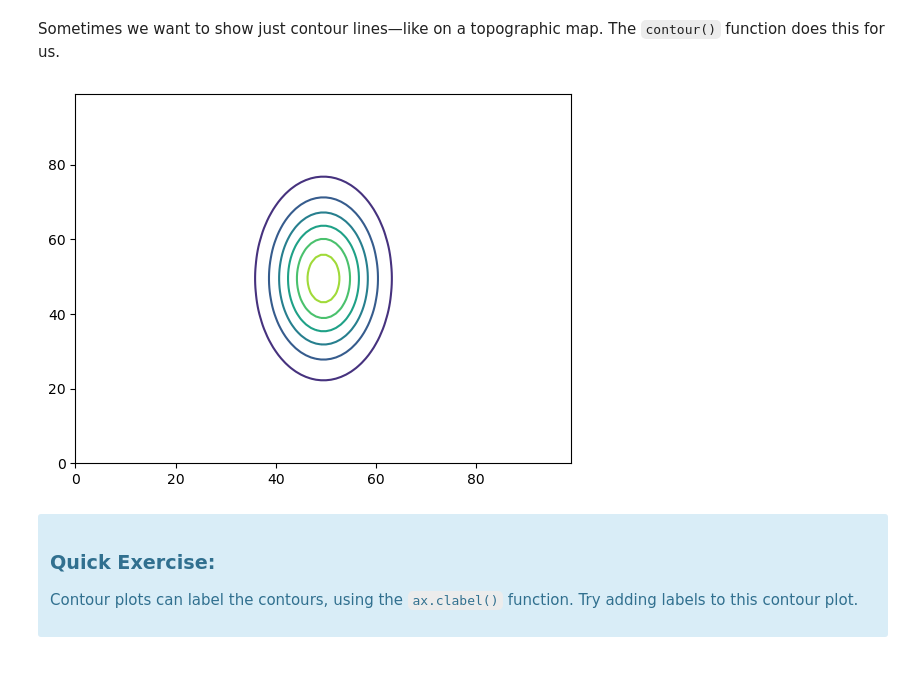
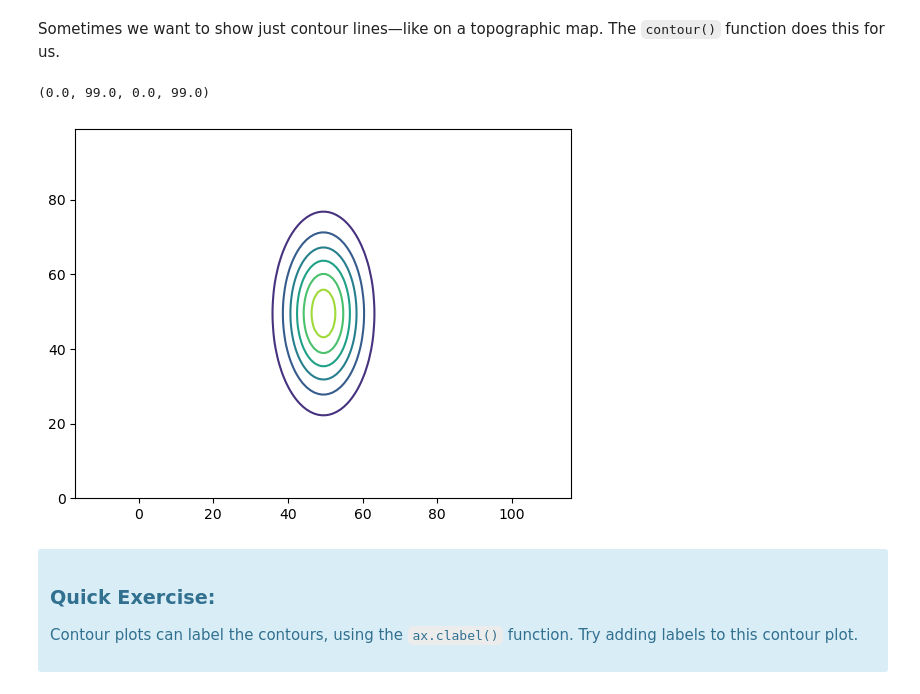
Before and after one commit to sbu-phy-ast-reu/reu-python-tutorial, a Jupyter notebook: 04-python-matplotlib/matplotlib-basics.ipynb, the cells around one changed output. Saved outputs shown, nothing was run; the diff lists cells and outputs as text; code cells hidden in the pictures.

```diff
--- a/04-python-matplotlib/matplotlib-basics.ipynb
+++ b/04-python-matplotlib/matplotlib-basics.ipynb
@@ -210,10 +210,11 @@ Sometimes we want to show just contour lines&mdash;like on a topographic map.  T
 # %%
 fig = plt.figure()
 ax = fig.add_subplot(111)
 contours = ax.contour(g(xv, yv))
-#ax = plt.axis("scaled")   # this adjusts the size of image to make x and y lengths equal
+ax.axis("equal")   # this adjusts the size of image to make x and y lengths equal
 # %% [output]
+(0.0, 99.0, 0.0, 99.0)
-[figure, old version]
+[figure, new version]
 # %% [markdown]
 <div class="alert alert-block alert-info"><h3><span class="fa fa-flash"></span> Quick Exercise:</h3>
 
```
Also changed, not shown: parts of 18 cells of this notebook.
